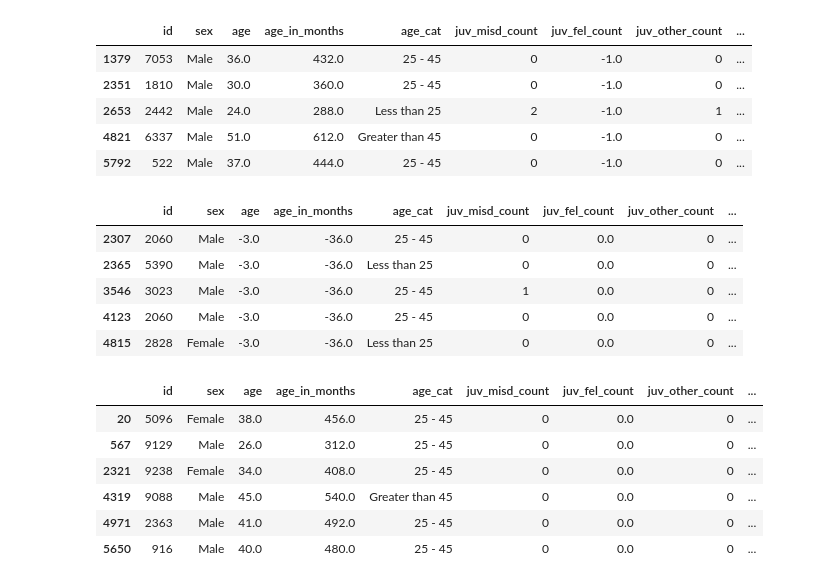
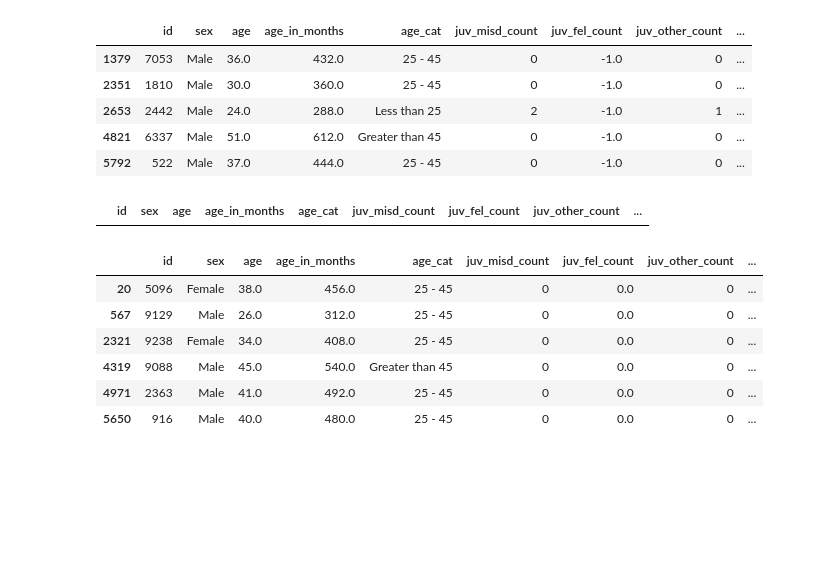
Before and after one commit to Dari212/ETAI-Pipeline, a Jupyter notebook: notebooks/01-explore-data.ipynb, the cells around one changed output. Cells and saved outputs as stored; diff of their text form; code cells hidden in the pictures; blank space fills up the shorter version.

```diff
--- a/notebooks/01-explore-data.ipynb
+++ b/notebooks/01-explore-data.ipynb
@@ -284,14 +284,9 @@ df[df['juv_fel_count'] < 0.0]
 | 4821 | 6337 | Male | 51.0 | 612.0 | Greater than 45 | 0 | -1.0 | 0 | ... |
 | 5792 | 522 | Male | 37.0 | 444.0 | 25 - 45 | 0 | -1.0 | 0 | ... |
 # %%
-df[df['age']<= 0.0]
+df[df['age']< 18.0]
 # %% [output]
 |  | id | sex | age | age_in_months | age_cat | juv_misd_count | juv_fel_count | juv_other_count | ... |
-| 2307 | 2060 | Male | -3.0 | -36.0 | 25 - 45 | 0 | 0.0 | 0 | ... |
-| 2365 | 5390 | Male | -3.0 | -36.0 | Less than 25 | 0 | 0.0 | 0 | ... |
-| 3546 | 3023 | Male | -3.0 | -36.0 | 25 - 45 | 1 | 0.0 | 0 | ... |
-| 4123 | 2060 | Male | -3.0 | -36.0 | 25 - 45 | 0 | 0.0 | 0 | ... |
-| 4815 | 2828 | Female | -3.0 | -36.0 | Less than 25 | 0 | 0.0 | 0 | ... |
 # %%
 df[(df['decile_score']>10) | (df['decile_score'] < 1)]
 # %% [output]
```
Also changed, not shown: parts of 3 cells of this notebook, 3 other files.
